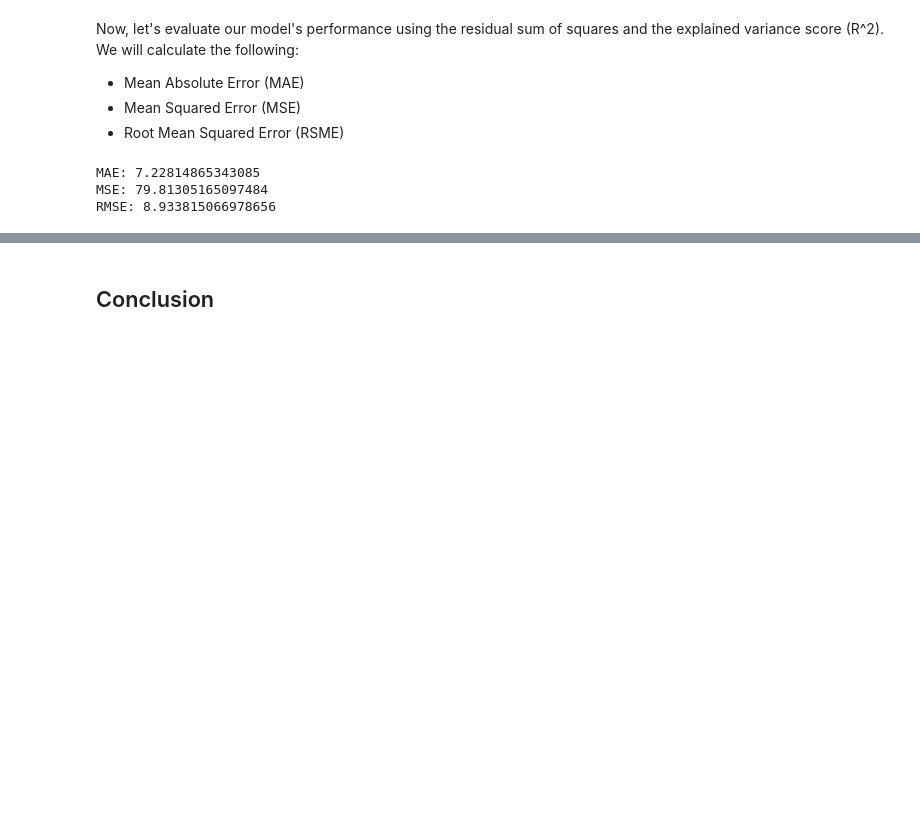
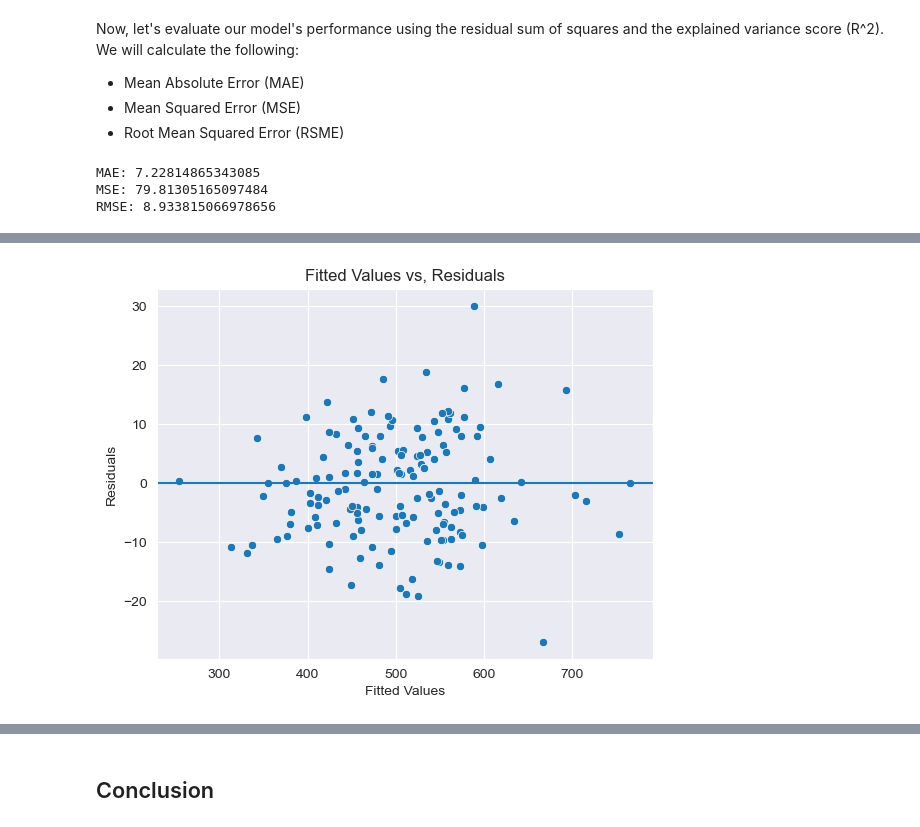
Before and after one commit to Nero103/Project-Linear-Regression-ECommerce, a Jupyter notebook: Linear Regression Project (E-Commerce).ipynb, the cells around one changed output, grey strips where cells are left out. Cells and saved outputs as stored; diff of their text form; code cells hidden in the pictures; blank space fills up the shorter version.

```diff
--- a/Linear Regression Project (E-Commerce).ipynb
+++ b/Linear Regression Project (E-Commerce).ipynb
@@ -219,0 +291,16 @@ sns.histplot(y_test-prediction, kde= True, bins= 50)
+# %%
+dict = {'Avg. Session Length': 'Average_Session_Length',
+        'Time on App': 'Time_on_App',
+       'Time on Website': 'Time_on_Website',
+        'Length of Membership': 'Length_of_Membership',
+       'Yearly Amount Spent': 'Yearly_Amount_Spent'}
+
+X2 = customers.drop(labels = ['Email', 'Address', 'Avatar'], axis = 1).copy()
+X2.rename(columns = dict, inplace = True)
+# %%
+# Create the OLS (ordinary least squares) model
+model = ols('Yearly_Amount_Spent ~ Average_Session_Length + Time_on_App + Time_on_Website + Length_of_Membership',
+               data= X2).fit()
+
+# Display model summary
+model.summary()
@@ -219,0 +332,19 @@ sns.histplot(y_test-prediction, kde= True, bins= 50)
+# %%
+# Create a scatter plot with the fitted values from the model and the residuals.
+
+### YOUR CODE HERE ###
+fig = sns.scatterplot(x= model.fittedvalues, y= y_test-prediction)
+
+fig.set_title('Fitted Values vs, Residuals')
+
+fig.set_xlabel('Fitted Values')
+
+fig.set_ylabel('Residuals')
+
+# Add a line at y = 0 to visualize the variance of residuals above and below 0.
+fig.axhline(0)
+
+### YOUR CODE HERE ###
+plt.show()
+# %% [output]
+[figure, added]
```
Also changed, not shown: parts of 57 cells of this notebook.
